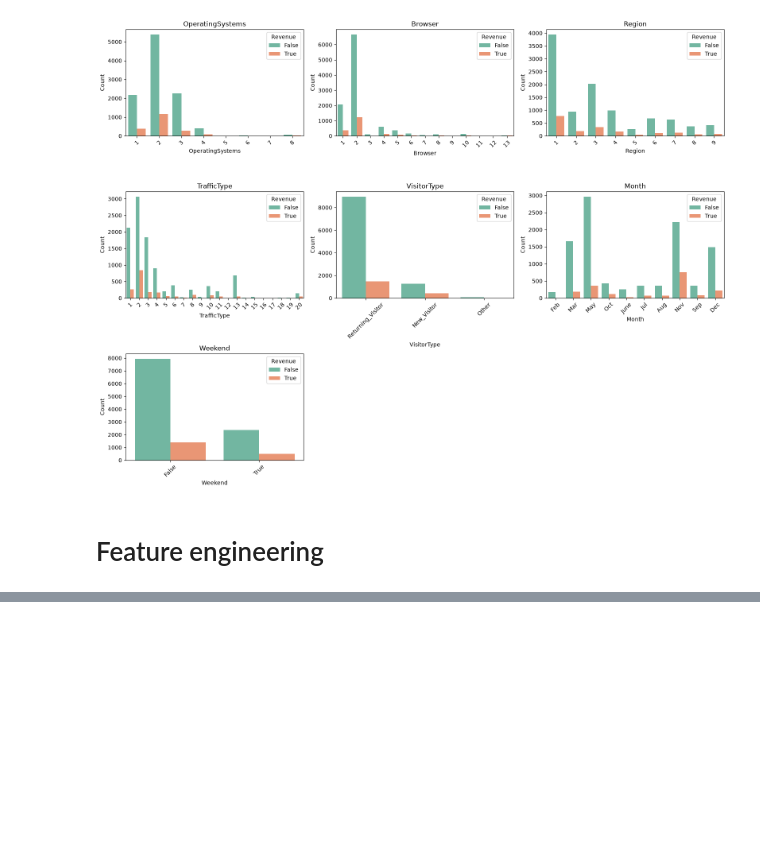
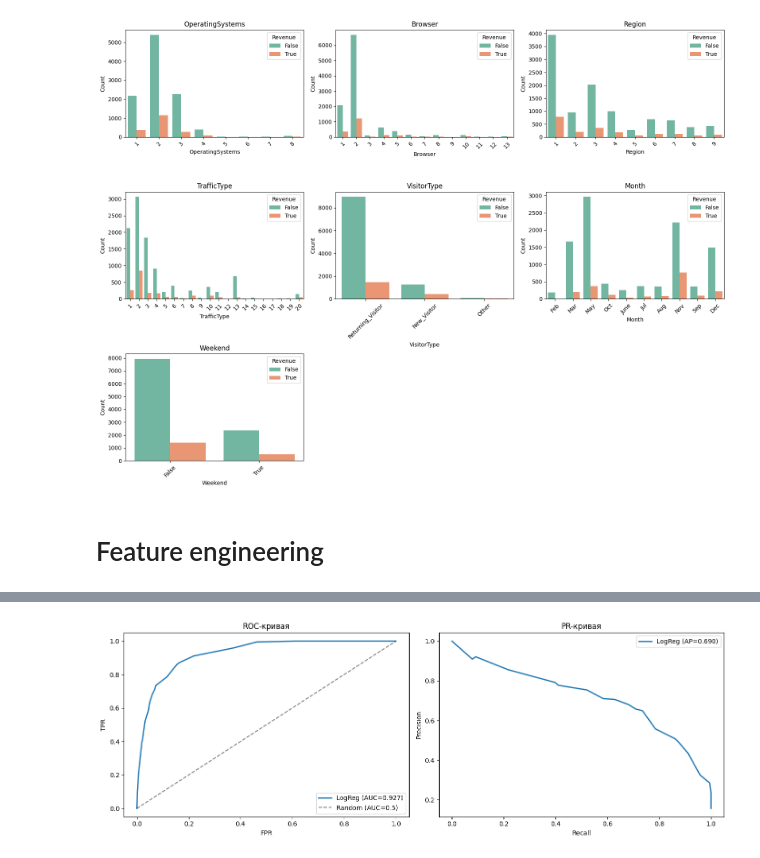
Before and after one commit to rofeleo/ml_hw, a Jupyter notebook: research.ipynb, the cells around one changed output, grey strips where cells are left out. Saved outputs shown, nothing was run; the diff lists cells and outputs as text; code cells hidden in the pictures; blank space fills up the shorter version.

```diff
--- a/research.ipynb
+++ b/research.ipynb
@@ -394,0 +521,25 @@ preprocessor = ColumnTransformer(
+# %%
+fig, axes = plt.subplots(1, 2, figsize=(14, 5))
+
+y_proba_bin = (y_prob >= .3).astype(int)
+
+fpr, tpr, _ = roc_curve(y_test, y_prob)
+axes[0].plot(fpr, tpr, linewidth=2, label=f'LogReg (AUC={roc_auc_score(y_test, y_prob):.3f})')
+axes[0].plot([0, 1], [0, 1], 'k--', alpha=0.5, label='Random (AUC=0.5)')
+axes[0].set_xlabel('FPR')
+axes[0].set_ylabel('TPR')
+axes[0].set_title('ROC-кривая')
+axes[0].legend()
+
+prec, rec, _ = precision_recall_curve(y_test, y_prob)
+ap = average_precision_score(y_test, y_prob)
+axes[1].plot(rec, prec, linewidth=2, label=f'LogReg (AP={ap:.3f})')
+axes[1].set_xlabel('Recall')
+axes[1].set_ylabel('Precision')
+axes[1].set_title('PR-кривая')
+axes[1].legend()
+
+plt.tight_layout()
+plt.show()
+# %% [output]
+[figure, added]
```
Also changed, not shown: parts of 22 cells of this notebook.
